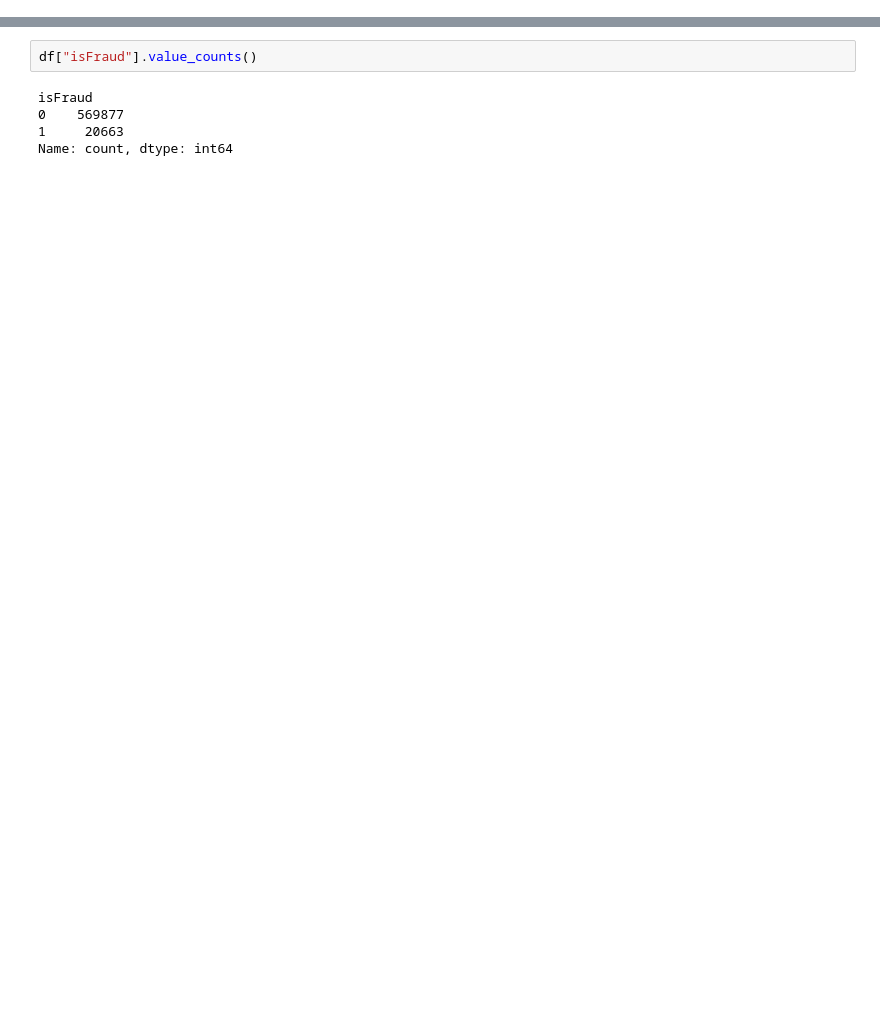
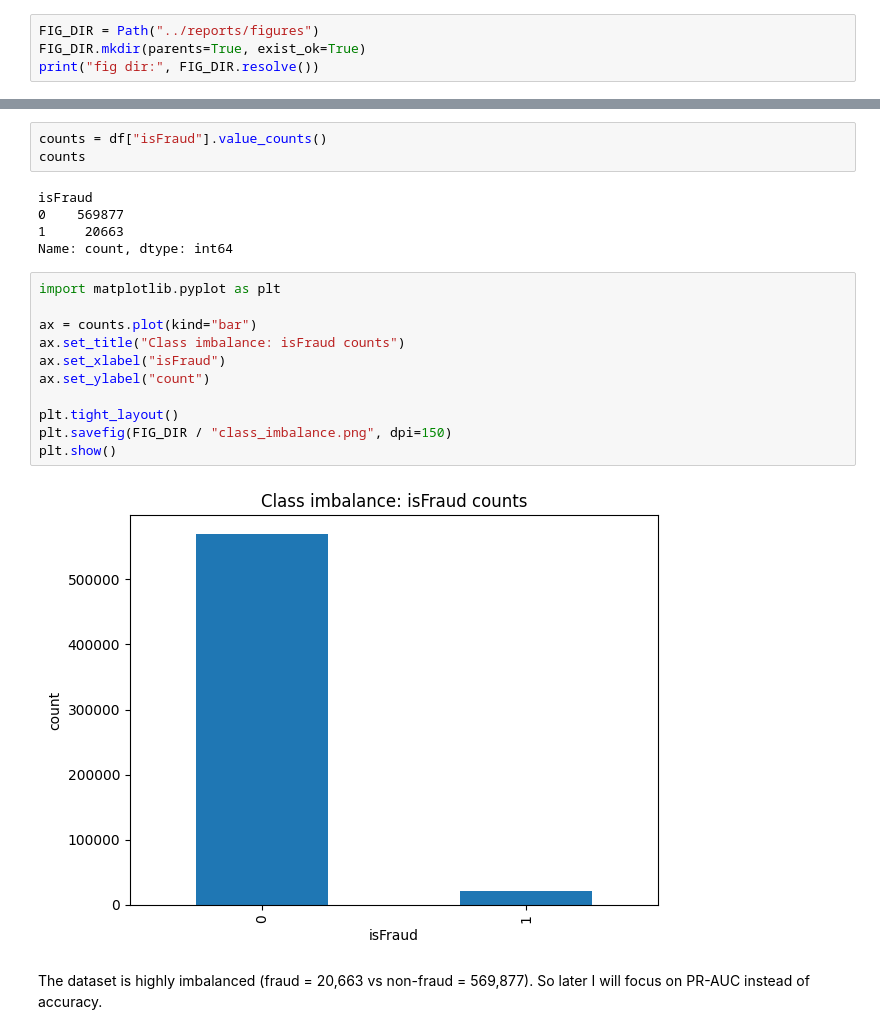
Before and after one commit to GaneshPokharel-tech/ieee-cis-fraud-detection, a Jupyter notebook: notebooks/01_eda.ipynb, the cells around one changed output, grey strips where cells are left out. Cells and saved outputs as stored; diff of their text form; blank space fills up the shorter version.

Commit message:
Complete EDA: imbalance, missingness, time trends, and amount distributions

```diff
--- a/notebooks/01_eda.ipynb
+++ b/notebooks/01_eda.ipynb
@@ -0,0 +9,4 @@
+# %%
+FIG_DIR = Path("../reports/figures")
+FIG_DIR.mkdir(parents=True, exist_ok=True)
+print("fig dir:", FIG_DIR.resolve())
@@ -18,8 +41,24 @@ fraud rate: 0.03499000914417313
 # %%
-df["isFraud"].value_counts()
+counts = df["isFraud"].value_counts()
+counts
 # %% [output]
 isFraud
 0    569877
 1     20663
 Name: count, dtype: int64
+# %%
+import matplotlib.pyplot as plt
+
+ax = counts.plot(kind="bar")
+ax.set_title("Class imbalance: isFraud counts")
+ax.set_xlabel("isFraud")
+ax.set_ylabel("count")
+
+plt.tight_layout()
+plt.savefig(FIG_DIR / "class_imbalance.png", dpi=150)
+plt.show()
+# %% [output]
+[figure, added]
+# %% [markdown]
+The dataset is highly imbalanced (fraud = 20,663 vs non-fraud = 569,877). So later I will focus on PR-AUC instead of accuracy.
 # %%
```
Also changed, not shown: parts of 25 cells of this notebook, 6 other files.
